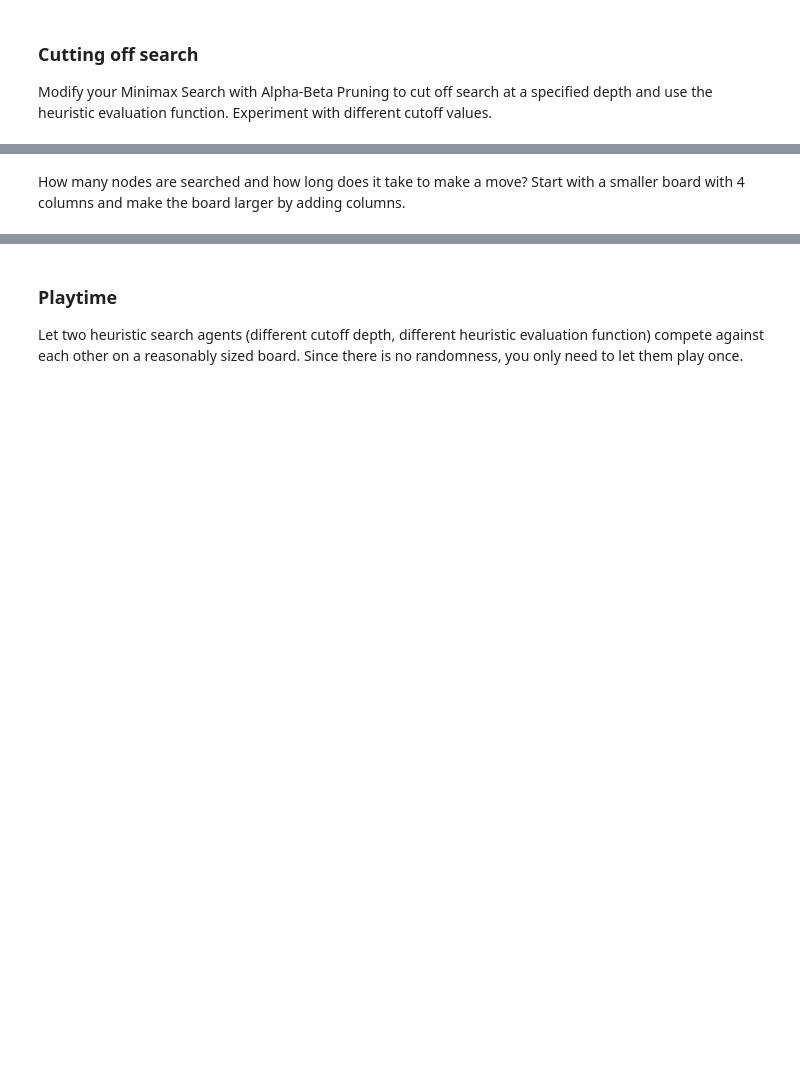
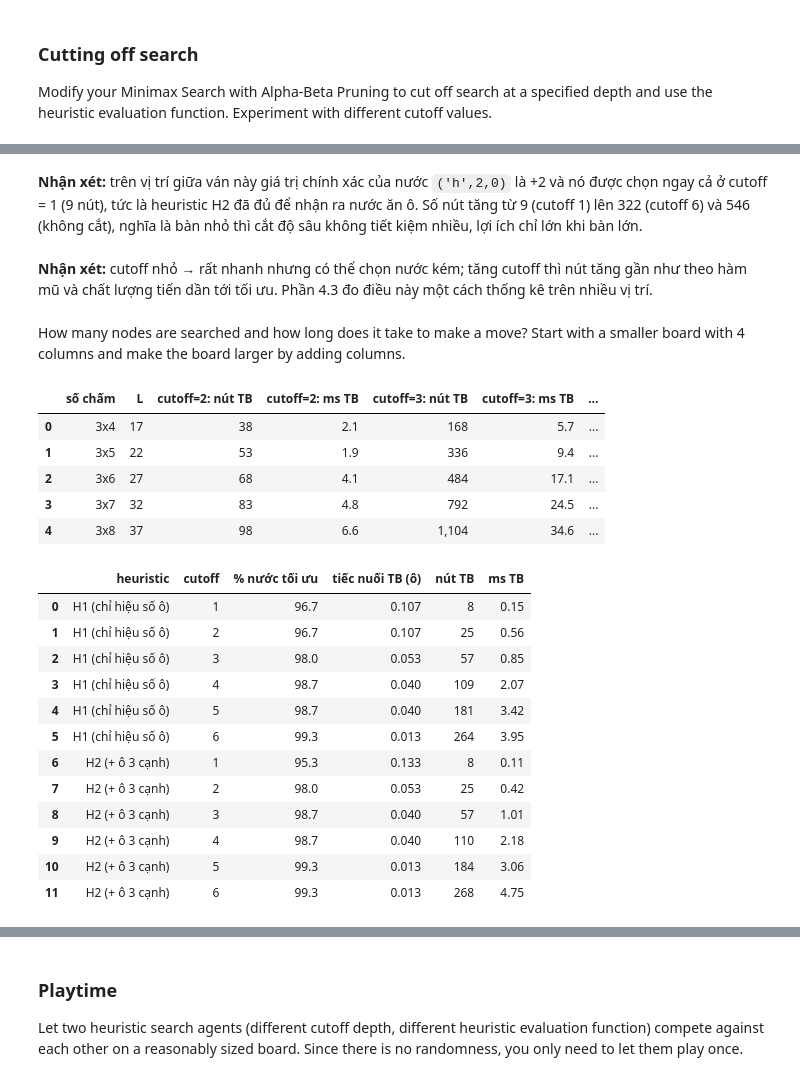
Before and after one commit to ngan23github/Advanced_Artificial_Intelligience_Group, a Jupyter notebook: Lab05/assignment_dots_and_boxes.ipynb, the cells around one changed output, grey strips where cells are left out. Saved outputs shown, nothing was run; the diff lists cells and outputs as text; code cells hidden in the pictures; blank space fills up the shorter version.

```diff
--- a/Lab05/assignment_dots_and_boxes.ipynb
+++ b/Lab05/assignment_dots_and_boxes.ipynb
@@ -183,0 +795,18 @@ Modify your Minimax Search with Alpha-Beta Pruning to cut off search at a specif
+# %%
+def make_h_player(cutoff, heur=h_capture, order='smart'):
+    def player(board, p=1):
+        return alpha_beta_search(board, p, order=order, cutoff=cutoff, heur=heur)['move']
+    return player
+
+# Cắt độ sâu được cài đặt NGAY trong _ab: nếu depth >= cutoff thì trả về heur(state, mover, me).
+# Thử trên một vị trí giữa ván 3x3 chấm với nhiều độ sâu, so sánh với kết quả chính xác (ExactSolver)
+b, p = random_position((3, 3), 4, random.Random(3))
+show_board_text(b)
+exact = solver33.move_values(b); best = max(exact.values())
+print("giá trị chính xác của từng nước:", exact)
+rows = []
+for cut in [1, 2, 3, 4, 6, None]:
+    r = alpha_beta_search(b, p, order='smart', cutoff=cut, heur=h_capture)
+    rows.append({"cutoff": cut, "nước chọn": r['move'], "giá trị chính xác của nước đó": exact[r['move']],
+                 "tối ưu?": exact[r['move']] == best, "nút": r['nodes'], "thời gian (ms)": round(1000*r['time'], 2)})
+display(pd.DataFrame(rows))
@@ -184,2 +827,6 @@ Modify your Minimax Search with Alpha-Beta Pruning to cut off search at a specif
+# %% [markdown]
+**Nhận xét:** trên vị trí giữa ván này giá trị chính xác của nước `('h',2,0)` là +2 và nó được chọn ngay cả ở cutoff = 1 (9 nút), tức là heuristic H2 đã đủ để nhận ra nước ăn ô. Số nút tăng từ 9 (cutoff 1) lên 322 (cutoff 6) và 546 (không cắt), nghĩa là bàn nhỏ thì cắt độ sâu không tiết kiệm nhiều, lợi ích chỉ lớn khi bàn lớn.
+# %% [markdown]
+**Nhận xét:** cutoff nhỏ → rất nhanh nhưng có thể chọn nước kém; tăng cutoff thì nút tăng gần như theo hàm mũ và chất lượng tiến dần tới tối ưu. Phần 4.3 đo điều này một cách thống kê trên nhiều vị trí.
 # %% [markdown]
 How many nodes are searched and how long does it take to make a move? Start with a smaller board with 4 columns and make the board larger by adding columns.
@@ -187,0 +833,56 @@ How many nodes are searched and how long does it take to make a move? Start with
+# %%
+# (a) Số nút và thời gian của nước đi đầu tiên theo kích thước bàn (cột chấm tăng dần), cutoff cố định
+rng = random.Random(21)
+rows = []
+for cols in [4, 5, 6, 7, 8]:
+    size = (3, cols)
+    pos = []
+    while len(pos) < 10:
+        x = random_position(size, 4, rng)
+        if x: pos.append(x)
+    row = {"số chấm": f"3x{cols}", "L": num_lines(size)}
+    for cut in [2, 3, 4, 5]:
+        rs = [alpha_beta_search(b, p, order='smart', cutoff=cut, heur=h_capture) for b, p in pos]
+        row[f"cutoff={cut}: nút TB"] = f"{np.mean([x['nodes'] for x in rs]):,.0f}"
+        row[f"cutoff={cut}: ms TB"] = round(1000*np.mean([x['time'] for x in rs]), 1)
+    rows.append(row)
+display(pd.DataFrame(rows))
+
+# (b) Chất lượng nước đi so với lời giải chính xác (bàn 3x4 chấm, 150 vị trí ngẫu nhiên giữa-cuối ván: đã có 8–12 trong 17 đoạn)
+solver34 = ExactSolver((3, 4)); solver34.f(0)
+rng = random.Random(99); positions = []
+while len(positions) < 150:
+    x = random_position((3, 4), rng.randint(8, 12), rng)
+    if x: positions.append(x)
+
+rows = []
+for hname, h in [("H1 (chỉ hiệu số ô)", h_score), ("H2 (+ ô 3 cạnh)", h_capture)]:
+    for cut in [1, 2, 3, 4, 5, 6]:
+        regrets, nodes, times = [], [], []
+        for b, p in positions:
+            r = alpha_beta_search(b, p, order='smart', cutoff=cut, heur=h)
+            mv = solver34.move_values(b)
+            regrets.append(max(mv.values()) - mv[r['move']]); nodes.append(r['nodes']); times.append(r['time'])
+        rows.append({"heuristic": hname, "cutoff": cut, "% nước tối ưu": round(100*np.mean([x == 0 for x in regrets]), 1),
+                     "tiếc nuối TB (ô)": round(np.mean(regrets), 3), "nút TB": f"{np.mean(nodes):,.0f}", "ms TB": round(1000*np.mean(times), 2)})
+display(pd.DataFrame(rows))
+# %% [output]
+|  | số chấm | L | cutoff=2: nút TB | cutoff=2: ms TB | cutoff=3: nút TB | cutoff=3: ms TB | ... |
+| 0 | 3x4 | 17 | 38 | 2.1 | 168 | 5.7 | ... |
+| 1 | 3x5 | 22 | 53 | 1.9 | 336 | 9.4 | ... |
+| 2 | 3x6 | 27 | 68 | 4.1 | 484 | 17.1 | ... |
+| 3 | 3x7 | 32 | 83 | 4.8 | 792 | 24.5 | ... |
+| 4 | 3x8 | 37 | 98 | 6.6 | 1,104 | 34.6 | ... |
+|  | heuristic | cutoff | % nước tối ưu | tiếc nuối TB (ô) | nút TB | ms TB |
+| 0 | H1 (chỉ hiệu số ô) | 1 | 96.7 | 0.107 | 8 | 0.15 |
+| 1 | H1 (chỉ hiệu số ô) | 2 | 96.7 | 0.107 | 25 | 0.56 |
+| 2 | H1 (chỉ hiệu số ô) | 3 | 98.0 | 0.053 | 57 | 0.85 |
+| 3 | H1 (chỉ hiệu số ô) | 4 | 98.7 | 0.040 | 109 | 2.07 |
+| 4 | H1 (chỉ hiệu số ô) | 5 | 98.7 | 0.040 | 181 | 3.42 |
+| 5 | H1 (chỉ hiệu số ô) | 6 | 99.3 | 0.013 | 264 | 3.95 |
+| 6 | H2 (+ ô 3 cạnh) | 1 | 95.3 | 0.133 | 8 | 0.11 |
+| 7 | H2 (+ ô 3 cạnh) | 2 | 98.0 | 0.053 | 25 | 0.42 |
+| 8 | H2 (+ ô 3 cạnh) | 3 | 98.7 | 0.040 | 57 | 1.01 |
+| 9 | H2 (+ ô 3 cạnh) | 4 | 98.7 | 0.040 | 110 | 2.18 |
+| 10 | H2 (+ ô 3 cạnh) | 5 | 99.3 | 0.013 | 184 | 3.06 |
+| 11 | H2 (+ ô 3 cạnh) | 6 | 99.3 | 0.013 | 268 | 4.75 |
```
Also changed, not shown: parts of 56 cells of this notebook.
